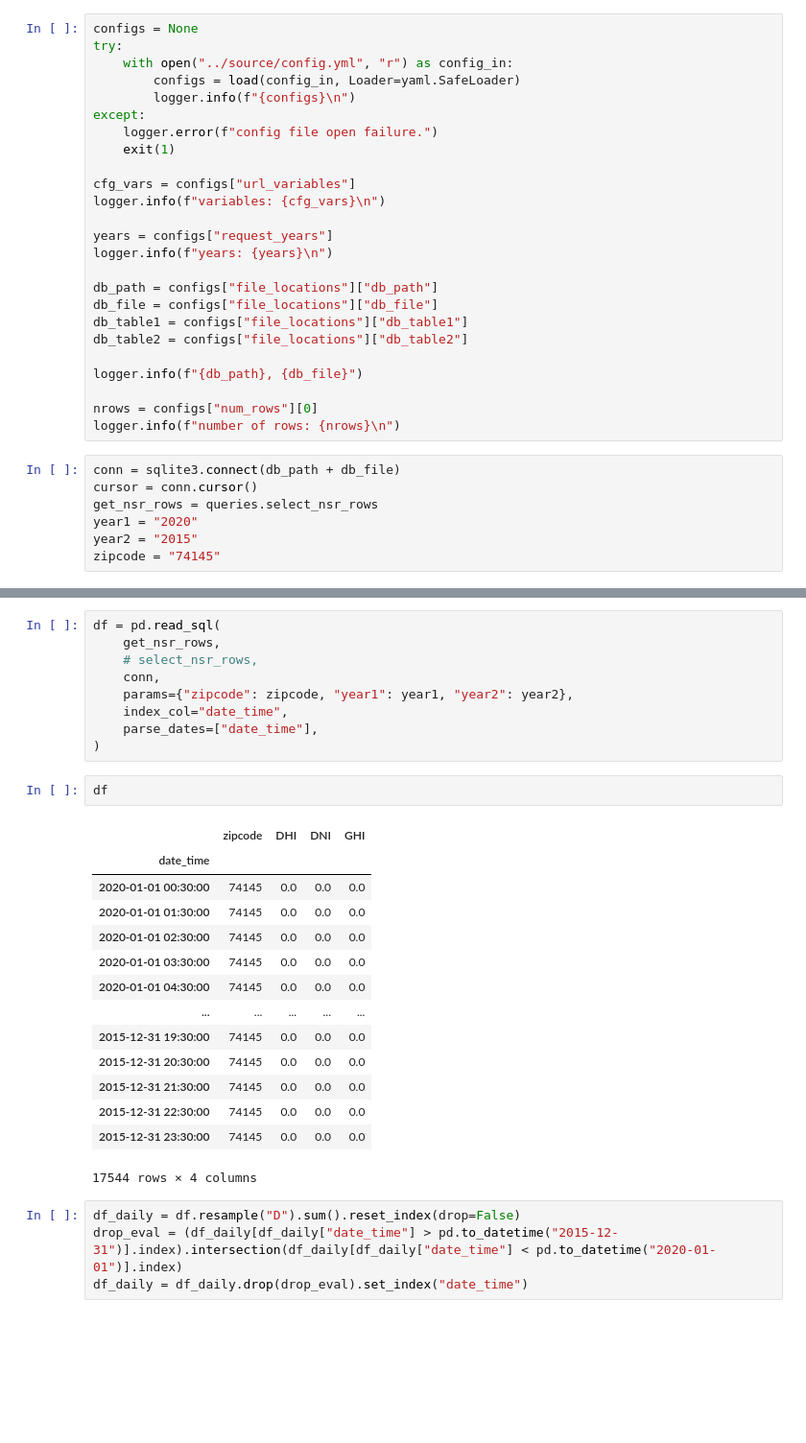
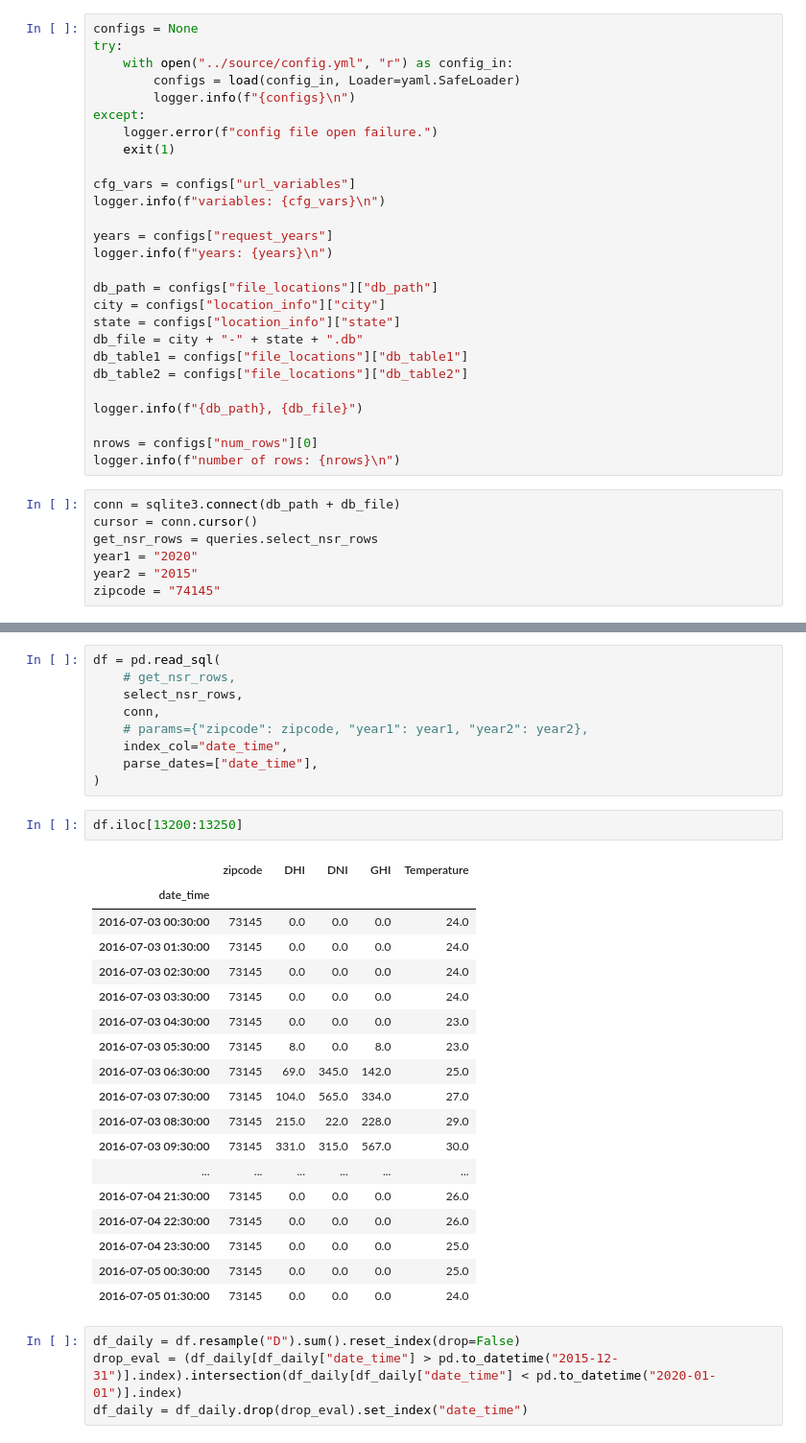
Before and after one commit to gamyers/solar-697, a Jupyter notebook: gm/notebooks/tseries1.ipynb, the cells around one changed output, grey strips where cells are left out. Shown at 96% size. Cells and saved outputs as stored; diff of their text form; blank space fills up the shorter version.

```diff
--- a/gm/notebooks/tseries1.ipynb
+++ b/gm/notebooks/tseries1.ipynb
@@ -40,7 +40,9 @@ years = configs["request_years"]
 logger.info(f"years: {years}\n")
 
 db_path = configs["file_locations"]["db_path"]
-db_file = configs["file_locations"]["db_file"]
+city = configs["location_info"]["city"]
+state = configs["location_info"]["state"]
+db_file = city + "-" + state + ".db"
 db_table1 = configs["file_locations"]["db_table1"]
 db_table2 = configs["file_locations"]["db_table2"]
 
@@ -70,29 +80,33 @@ and substr(date_time, 1, 4) in ("2020");
 # %%
 df = pd.read_sql(
-    get_nsr_rows,
-    # select_nsr_rows,
+    # get_nsr_rows,
+    select_nsr_rows,
     conn,
-    params={"zipcode": zipcode, "year1": year1, "year2": year2},
+    # params={"zipcode": zipcode, "year1": year1, "year2": year2},
     index_col="date_time",
     parse_dates=["date_time"],
 )
 # %%
-df
+df.iloc[13200:13250]
 # %% [output]
-|  | zipcode | DHI | DNI | GHI |
-| date_time |  |  |  |  |
-| 2020-01-01 00:30:00 | 74145 | 0.0 | 0.0 | 0.0 |
-| 2020-01-01 01:30:00 | 74145 | 0.0 | 0.0 | 0.0 |
-| 2020-01-01 02:30:00 | 74145 | 0.0 | 0.0 | 0.0 |
-| 2020-01-01 03:30:00 | 74145 | 0.0 | 0.0 | 0.0 |
-| 2020-01-01 04:30:00 | 74145 | 0.0 | 0.0 | 0.0 |
-| ... | ... | ... | ... | ... |
-| 2015-12-31 19:30:00 | 74145 | 0.0 | 0.0 | 0.0 |
-| 2015-12-31 20:30:00 | 74145 | 0.0 | 0.0 | 0.0 |
-| 2015-12-31 21:30:00 | 74145 | 0.0 | 0.0 | 0.0 |
-| 2015-12-31 22:30:00 | 74145 | 0.0 | 0.0 | 0.0 |
-| 2015-12-31 23:30:00 | 74145 | 0.0 | 0.0 | 0.0 |
+|  | zipcode | DHI | DNI | GHI | Temperature |
+| date_time |  |  |  |  |  |
+| 2016-07-03 00:30:00 | 73145 | 0.0 | 0.0 | 0.0 | 24.0 |
+| 2016-07-03 01:30:00 | 73145 | 0.0 | 0.0 | 0.0 | 24.0 |
+| 2016-07-03 02:30:00 | 73145 | 0.0 | 0.0 | 0.0 | 24.0 |
+| 2016-07-03 03:30:00 | 73145 | 0.0 | 0.0 | 0.0 | 24.0 |
+| 2016-07-03 04:30:00 | 73145 | 0.0 | 0.0 | 0.0 | 23.0 |
+| 2016-07-03 05:30:00 | 73145 | 8.0 | 0.0 | 8.0 | 23.0 |
+| 2016-07-03 06:30:00 | 73145 | 69.0 | 345.0 | 142.0 | 25.0 |
+| 2016-07-03 07:30:00 | 73145 | 104.0 | 565.0 | 334.0 | 27.0 |
+| 2016-07-03 08:30:00 | 73145 | 215.0 | 22.0 | 228.0 | 29.0 |
+| 2016-07-03 09:30:00 | 73145 | 331.0 | 315.0 | 567.0 | 30.0 |
+| ... | ... | ... | ... | ... | ... |
+| 2016-07-04 21:30:00 | 73145 | 0.0 | 0.0 | 0.0 | 26.0 |
+| 2016-07-04 22:30:00 | 73145 | 0.0 | 0.0 | 0.0 | 26.0 |
+| 2016-07-04 23:30:00 | 73145 | 0.0 | 0.0 | 0.0 | 25.0 |
+| 2016-07-05 00:30:00 | 73145 | 0.0 | 0.0 | 0.0 | 25.0 |
+| 2016-07-05 01:30:00 | 73145 | 0.0 | 0.0 | 0.0 | 24.0 |
-17544 rows × 4 columns
 # %%
 df_daily = df.resample("D").sum().reset_index(drop=False)
 drop_eval = (df_daily[df_daily["date_time"] > pd.to_datetime("2015-12-31")].index).intersection(df_daily[df_daily["date_time"] < pd.to_datetime("2020-01-01")].index)
```
Also changed, not shown: parts of 3 cells of this notebook, 6 other files.
